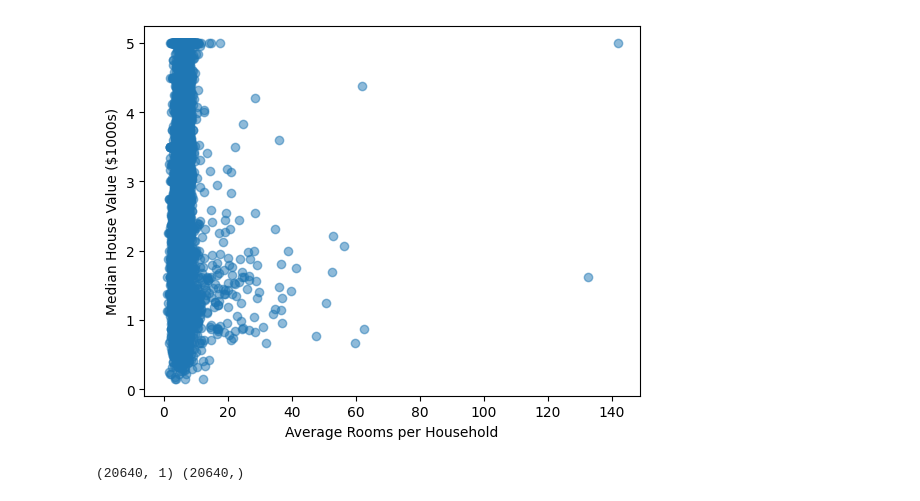
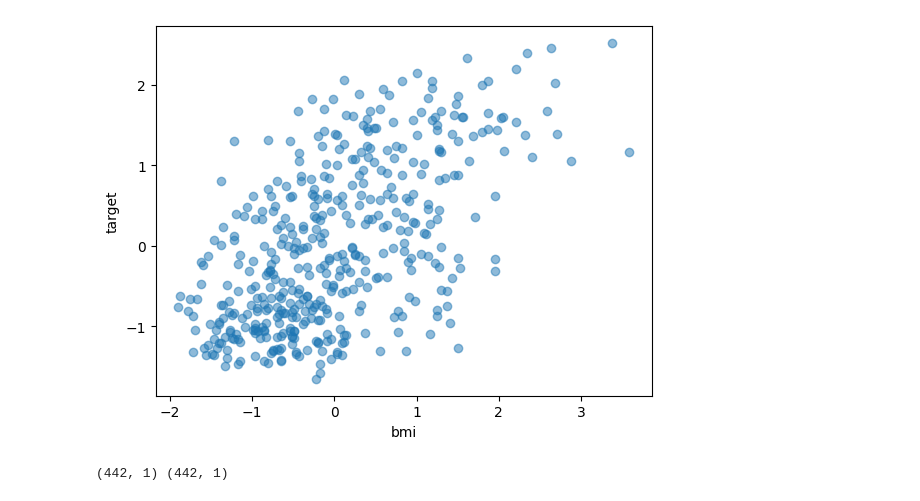
Before and after one commit to longdaaaaa/linear-regression-from-scratch, a Jupyter notebook: scratch.ipynb, the cells around one changed output. Cells and saved outputs as stored; diff of their text form; code cells hidden in the pictures.

```diff
--- a/scratch.ipynb
+++ b/scratch.ipynb
@@ -10,21 +10,27 @@ df = pd.read_csv('data.csv')
 # %%
 # extract x and y, convert them into numpy array
 # .value is for converting pandas series to numpy 1d array
-x = df['AveRooms'].values
-y = df['MedHouseVal'].values
+x = df['bmi'].values
+y = df['target'].values
+
+# Z-score normalization
+x = (x - x.mean()) / x.std()
+y = (y - y.mean()) / y.std()
+
 plt.scatter(x, y, alpha=0.5, label='Data')
-plt.xlabel("Average Rooms per Household")
-plt.ylabel("Median House Value ($1000s)")
+plt.xlabel("bmi")
+plt.ylabel("target")
 plt.show()
 # %% [output]
-[figure, old version]
+[figure, new version]
 # %%
 # reshape to 2d array
 # -1 means automatically calculate the row number
-x = x.reshape (-1, 1)
+x = x.reshape(-1, 1)
+y = y.reshape(-1, 1) # Ensure dimensions are consistent
 print(x.shape, y.shape)
 # %% [output]
-(20640, 1) (20640,)
+(442, 1) (442, 1)
 # %%
 # initialize the parameters
 # The normal distribution is used because initializing
```
Also changed, not shown: parts of 6 cells of this notebook, 6 other files.
